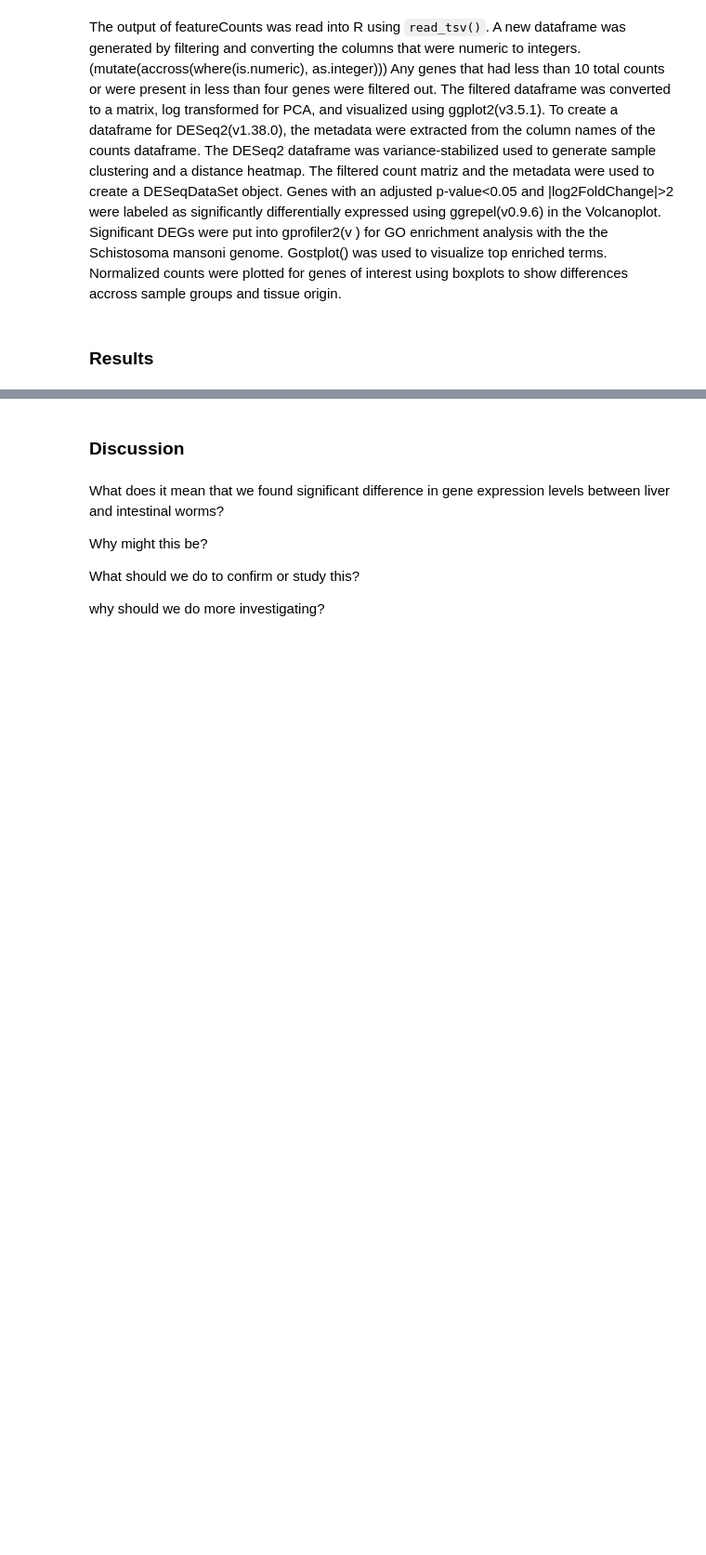
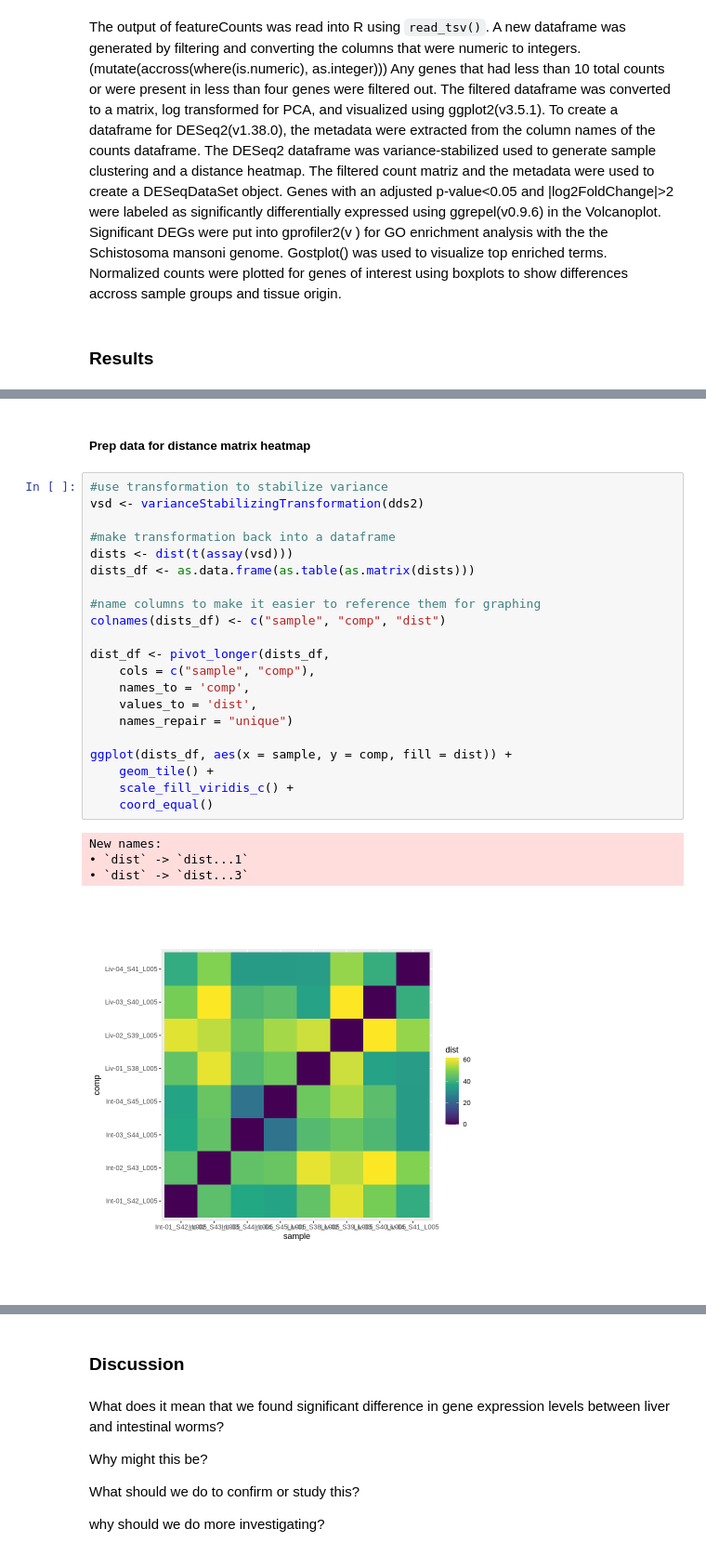
Before and after one commit to Mccallke0364/Bioinformatics-UWEC-Coursework-Liver-RNA-Seq, a Jupyter notebook: Manuscript.ipynb, the cells around one changed output, grey strips where cells are left out. Shown at 93% size. Saved outputs shown, nothing was run; the diff lists cells and outputs as text; blank space fills up the shorter version.

```diff
--- a/Manuscript.ipynb
+++ b/Manuscript.ipynb
@@ -72,0 +193,28 @@ Significant DEGs were put into gprofiler2(v ) for GO enrichment analysis with th
+# %% [markdown]
+#####  Prep data for distance matrix heatmap
+# %%
+#use transformation to stabilize variance
+vsd <- varianceStabilizingTransformation(dds2)
+
+#make transformation back into a dataframe
+dists <- dist(t(assay(vsd)))
+dists_df <- as.data.frame(as.table(as.matrix(dists)))
+
+#name columns to make it easier to reference them for graphing
+colnames(dists_df) <- c("sample", "comp", "dist")
+
+dist_df <- pivot_longer(dists_df,
+    cols = c("sample", "comp"),
+    names_to = 'comp',
+    values_to = 'dist',
+    names_repair = "unique")
+
+ggplot(dists_df, aes(x = sample, y = comp, fill = dist)) +
+    geom_tile() +
+    scale_fill_viridis_c() +
+    coord_equal()
+# %% [output]
+New names:
+• `dist` -> `dist...1`
+• `dist` -> `dist...3`
+[figure, added]
```
Also changed, not shown: parts of 12 cells of this notebook, 2 other files.
